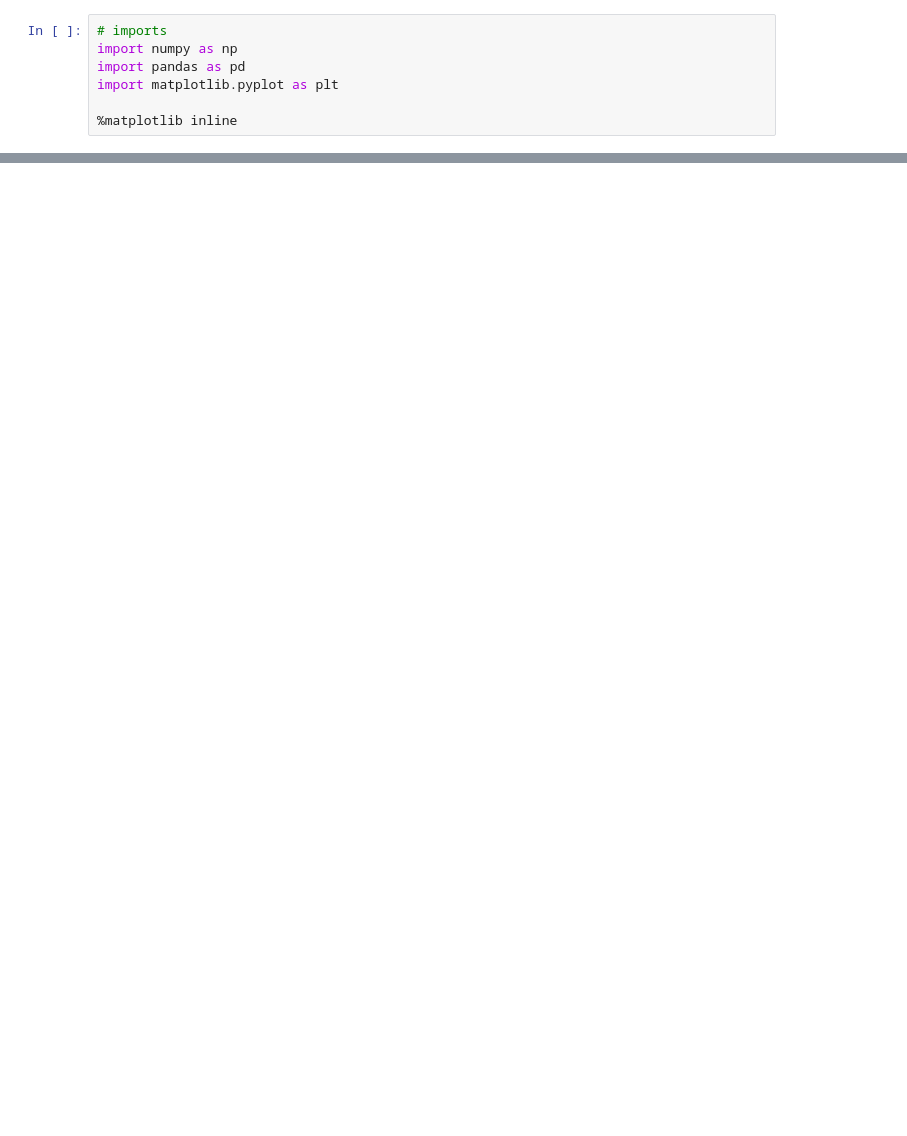
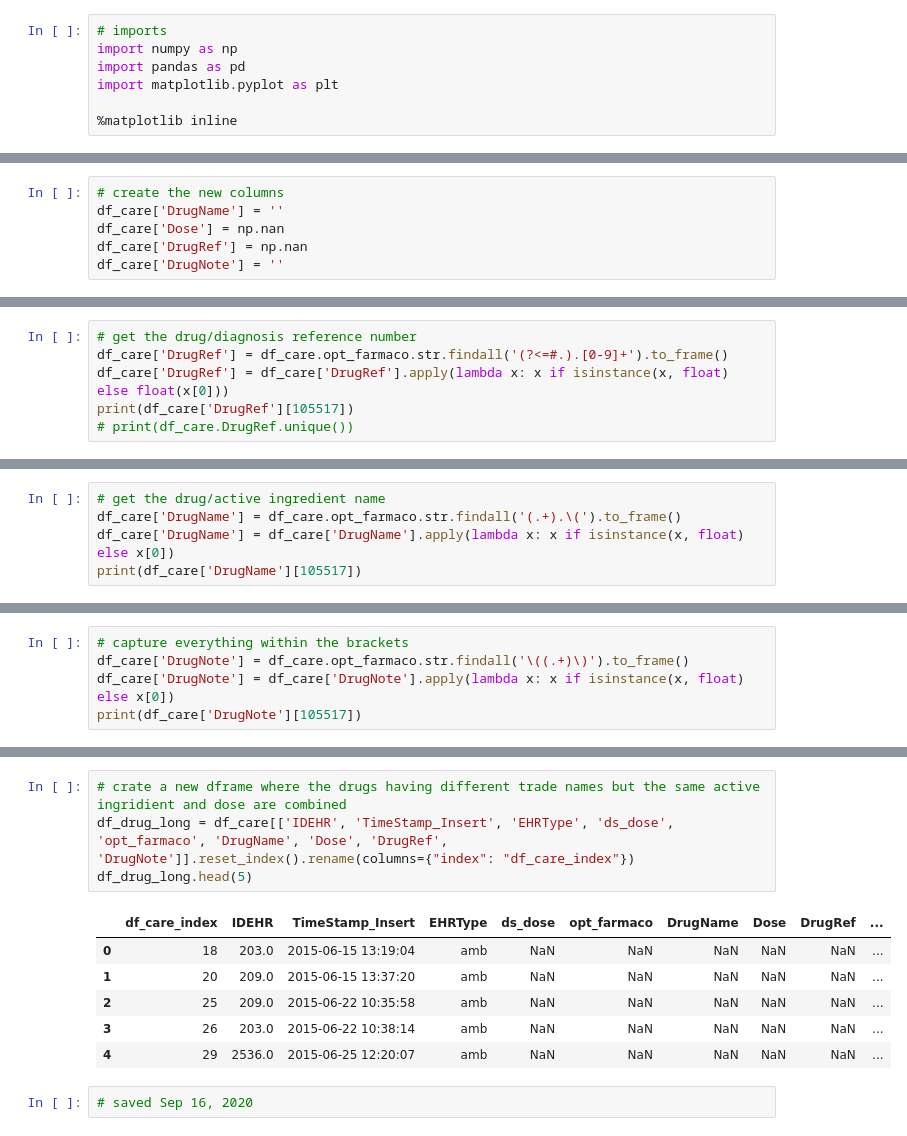
Before and after one commit to ryflect/cs692r-hospice, a Jupyter notebook: Text Processing (Drug).ipynb, the cells around one changed output, grey strips where cells are left out. Cells and saved outputs as stored; diff of their text form; blank space fills up the shorter version.

```diff
--- a/Text Processing (Drug).ipynb
+++ b/Text Processing (Drug).ipynb
@@ -33,0 +74,6 @@ dtype: object
+# %%
+# create the new columns
+df_care['DrugName'] = ''
+df_care['Dose'] = np.nan
+df_care['DrugRef'] = np.nan
+df_care['DrugNote'] = ''
@@ -33,0 +87,6 @@ dtype: object
+# %%
+# get the drug/diagnosis reference number
+df_care['DrugRef'] = df_care.opt_farmaco.str.findall('(?<=#.).[0-9]+').to_frame()
+df_care['DrugRef'] = df_care['DrugRef'].apply(lambda x: x if isinstance(x, float) else float(x[0]))
+print(df_care['DrugRef'][105517])
+# print(df_care.DrugRef.unique())
@@ -33,0 +95,5 @@ dtype: object
+# %%
+# get the drug/active ingredient name
+df_care['DrugName'] = df_care.opt_farmaco.str.findall('(.+).\(').to_frame()
+df_care['DrugName'] = df_care['DrugName'].apply(lambda x: x if isinstance(x, float) else x[0])
+print(df_care['DrugName'][105517])
@@ -33,0 +106,5 @@ dtype: object
+# %%
+# capture everything within the brackets
+df_care['DrugNote'] = df_care.opt_farmaco.str.findall('\((.+)\)').to_frame()
+df_care['DrugNote'] = df_care['DrugNote'].apply(lambda x: x if isinstance(x, float) else x[0])
+print(df_care['DrugNote'][105517])
@@ -33,0 +172,13 @@ dtype: object
+# %%
+# crate a new dframe where the drugs having different trade names but the same active ingridient and dose are combined
+df_drug_long = df_care[['IDEHR', 'TimeStamp_Insert', 'EHRType', 'ds_dose', 'opt_farmaco', 'DrugName', 'Dose', 'DrugRef', 'DrugNote']].reset_index().rename(columns={"index": "df_care_index"})
+df_drug_long.head(5)
+# %% [output]
+|  | df_care_index | IDEHR | TimeStamp_Insert | EHRType | ds_dose | opt_farmaco | DrugName | Dose | DrugRef | ... |
+| 0 | 18 | 203.0 | 2015-06-15 13:19:04 | amb | NaN | NaN | NaN | NaN | NaN | ... |
+| 1 | 20 | 209.0 | 2015-06-15 13:37:20 | amb | NaN | NaN | NaN | NaN | NaN | ... |
+| 2 | 25 | 209.0 | 2015-06-22 10:35:58 | amb | NaN | NaN | NaN | NaN | NaN | ... |
+| 3 | 26 | 203.0 | 2015-06-22 10:38:14 | amb | NaN | NaN | NaN | NaN | NaN | ... |
+| 4 | 29 | 2536.0 | 2015-06-25 12:20:07 | amb | NaN | NaN | NaN | NaN | NaN | ... |
+# %%
+# saved Sep 16, 2020
```
Also changed, not shown: parts of 16 cells of this notebook, 6 other files.
